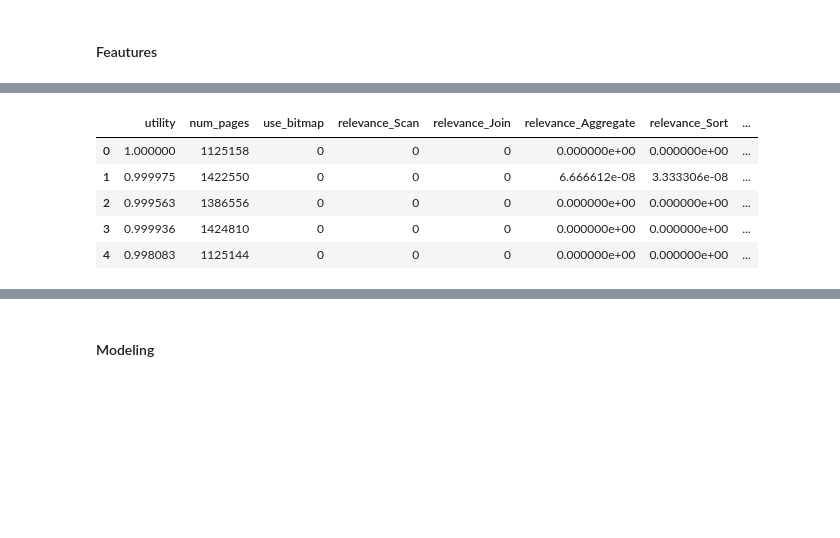
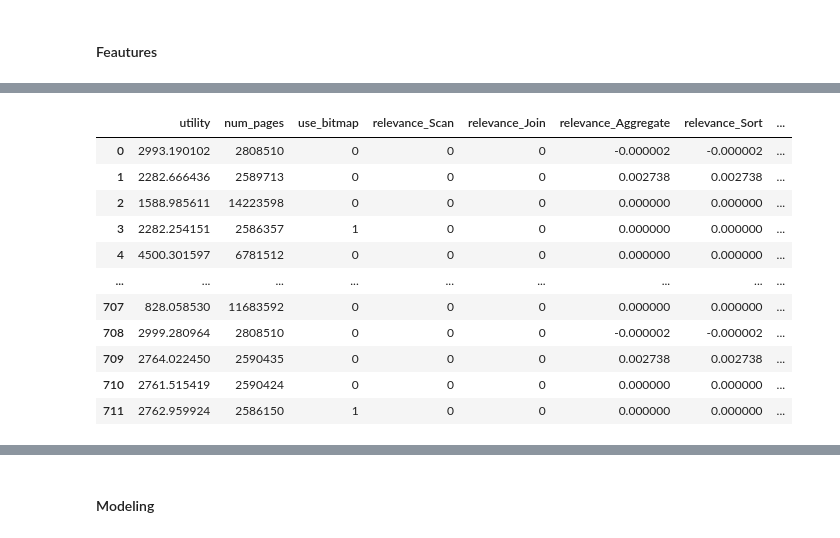
Before and after one commit to maffinnn/index_selection_evaluation, a Jupyter notebook: DISTILL.ipynb, the cells around one changed output, grey strips where cells are left out. Saved outputs shown, nothing was run; the diff lists cells and outputs as text; code cells hidden in the pictures; blank space fills up the shorter version.

Commit message:
feed tpc-ds to index filter model

```diff
--- a/DISTILL.ipynb
+++ b/DISTILL.ipynb
@@ -157,6 +136,3 @@ I(C item.i_manufact_id,C item.i_item_sk)
-# %%
-import data_gen
-query_plans_with_index, query_costs_with_index, query_plans = data_gen.run()
 # %% [markdown]
 ### Index Filter
 # %% [markdown]
@@ -375,10 +328,15 @@ def _extract_index_shape(index_shape, index, query_plan, visited):
                     visited.add(column)
 # %%
 # signal 3
-def evaluate_operator_relevance(operator_relevance, index, query_plan):
+def evaluate_operator_relevance(index, query_plan):
+    result = {}
+    _evaluate_operator_relevance(result, index, query_plan)
+    return result
+
+def _evaluate_operator_relevance(operator_relevance, index, query_plan):
     if has_child_node(query_plan):
         for child_node in query_plan["Plans"]:
-            evaluate_operator_relevance(operator_relevance, index, child_node)
+            _evaluate_operator_relevance(operator_relevance, index, child_node)
 
     current_operator = query_plan["Node Type"]
     relevance = 0
@@ -409,13 +367,13 @@ def evaluate_operator_relevance(operator_relevance, index, query_plan):
 def get_number_of_pages(query_plan):
     return query_plan["Shared Hit Blocks"] + query_plan["Shared Read Blocks"] + query_plan["Local Hit Blocks"] + query_plan["Local Read Blocks"]
 
-# seems not supported by postgres:
-# https://stackoverflow.com/questions/20410444/postgres-ignoring-clustered-index-on-date-query
+### seems not supported by postgres: https://stackoverflow.com/questions/20410444/postgres-ignoring-clustered-index-on-date-query
+# check primary key
 def count_clustered_index(db_connector, table_name):
     count = db_connector.count_clustered_indexes(table_name)
     return count
 
-def check_using_bitmap(query_plan):
+def check_bitmap(query_plan):
     current_operator = query_plan["Node Type"]
     use = False
     if is_scan_operator(current_operator):
@@ -423,7 +381,7 @@ def check_using_bitmap(query_plan):
 
     if has_child_node(query_plan):
         for child_node in query_plan["Plans"]:
-            use |= check_using_bitmap(child_node)
+            use |= check_bitmap(child_node)
     return use
 # %%
 ## testing
@@ -449,36 +407,43 @@ labels = []
 feature_columns = ["utility", "num_pages", "use_bitmap"]
 operator_relevance_columns = [f"relevance_{operator}" for operator in LOGICAL_OPERATORS]
 feature_columns.extend(operator_relevance_columns)
-query_shape_columns = [f"query_shape_operator{i}_on_{table.name}" for table in table_generator.tables for i in range(5)]
+query_shape_columns = [f"query_shape_operator{i}_on_{table.name}" for table in table_dict.values() for i in range(5)]
 feature_columns.extend(query_shape_columns)
 index_shape_columns = [f"index_shape_operator{i}" for i in range(5)]
 feature_columns.extend(index_shape_columns)
-features = pd.DataFrame(columns=feature_columns, index=range(len([index for (_, index) in query_plans_with_index.keys() if index])))
 
-i = 0
-for (query, index), indexed_query_plan in query_plans_with_index.items():
-    if index == None: continue
-    labels.append(query_costs_with_index[(query, index)])
-    original_query_plan = query_plans_with_index[(query, None)]
-    original_query_cost = query_costs_with_index[(query, None)]
+single_index_query_ids = [(i,j) for i, entry in enumerate(ds_data) for j, config in enumerate(entry[1]) if len(config) == 1]
+features = pd.DataFrame(columns=feature_columns, index=range(len(single_index_query_ids)))
+
+
+for k, (i,j) in enumerate(single_index_query_ids):
+    query = ds_data[i][0]
+    index_configs = ds_data[i][1]
+    costs = ds_data[i][2]
+    plans = ds_data[i][3]
+
+    # only consider single index config
+    index = index_configs[j][0]
+    labels.append(costs[j])
+    original_query_plan = plans[0] # no indexed query plan
+    original_query_cost = costs[0] # no index query cost
+    indexed_query_plan = plans[j]
     utility = estimate_index_utility(index, original_query_plan, indexed_query_plan)/original_query_cost
     query_shape, index_shape = extract_shape_of_query_and_index(index, original_query_plan, indexed_query_plan)
     for table, operator_seq in query_shape.items():
         for j, operator in enumerate(operator_seq):
-            features.iloc[i][f"query_shape_operator{j}_on_{table}"] = operator
+            features.iloc[k][f"query_shape_operator{j}_on_{table}"] = operator
     for j, operator in enumerate(index_shape):
-        features.iloc[i][f"index_shape_operator{i}"] = operator
-    result = {}
-    evaluate_operator_relevance(result, index, original_query_plan)
+        features.iloc[k][f"index_shape_operator{i}"] = operator
+    relevance = evaluate_operator_relevance(index, original_query_plan)
     for operator in LOGICAL_OPERATORS:
-        if operator in result: features.iloc[i][f"relevance_{operator}"] = sum(result[operator])/len(result[operator])
-        else: features.iloc[i][f"relevance_{operator}"] = 0
+        if operator in relevance: features.iloc[k][f"relevance_{operator}"] = sum(relevance[operator])/len(relevance[operator])
+        else: features.iloc[k][f"relevance_{operator}"] = 0
     num_pages = get_number_of_pages(indexed_query_plan)
-    use_bitmap = check_using_bitmap(indexed_query_plan)
-    features.iloc[i]["utility"] = utility
-    features.iloc[i]["num_pages"] = num_pages
-    features.iloc[i]["use_bitmap"] = int(use_bitmap)
-    i+=1
+    use_bitmap = check_bitmap(indexed_query_plan)
+    features.iloc[k]["utility"] = utility
+    features.iloc[k]["num_pages"] = num_pages
+    features.iloc[k]["use_bitmap"] = int(use_bitmap)
 
 features[["utility", "num_pages"]+operator_relevance_columns] = features[["utility", "num_pages"]+operator_relevance_columns].apply(pd.to_numeric)
 features["use_bitmap"] = features["use_bitmap"].astype('int')
@@ -491,6 +456,12 @@ labels:
 |  | utility | num_pages | use_bitmap | relevance_Scan | relevance_Join | relevance_Aggregate | relevance_Sort | ... |
-| 0 | 1.000000 | 1125158 | 0 | 0 | 0 | 0.000000e+00 | 0.000000e+00 | ... |
-| 1 | 0.999975 | 1422550 | 0 | 0 | 0 | 6.666612e-08 | 3.333306e-08 | ... |
-| 2 | 0.999563 | 1386556 | 0 | 0 | 0 | 0.000000e+00 | 0.000000e+00 | ... |
-| 3 | 0.999936 | 1424810 | 0 | 0 | 0 | 0.000000e+00 | 0.000000e+00 | ... |
-| 4 | 0.998083 | 1125144 | 0 | 0 | 0 | 0.000000e+00 | 0.000000e+00 | ... |
+| 0 | 2993.190102 | 2808510 | 0 | 0 | 0 | -0.000002 | -0.000002 | ... |
+| 1 | 2282.666436 | 2589713 | 0 | 0 | 0 | 0.002738 | 0.002738 | ... |
+| 2 | 1588.985611 | 14223598 | 0 | 0 | 0 | 0.000000 | 0.000000 | ... |
+| 3 | 2282.254151 | 2586357 | 1 | 0 | 0 | 0.000000 | 0.000000 | ... |
+| 4 | 4500.301597 | 6781512 | 0 | 0 | 0 | 0.000000 | 0.000000 | ... |
+| ... | ... | ... | ... | ... | ... | ... | ... | ... |
+| 707 | 828.058530 | 11683592 | 0 | 0 | 0 | 0.000000 | 0.000000 | ... |
+| 708 | 2999.280964 | 2808510 | 0 | 0 | 0 | -0.000002 | -0.000002 | ... |
+| 709 | 2764.022450 | 2590435 | 0 | 0 | 0 | 0.002738 | 0.002738 | ... |
+| 710 | 2761.515419 | 2590424 | 0 | 0 | 0 | 0.000000 | 0.000000 | ... |
+| 711 | 2762.959924 | 2586150 | 1 | 0 | 0 | 0.000000 | 0.000000 | ... |
```
Also changed, not shown: parts of 26 cells of this notebook, 2 other files.
